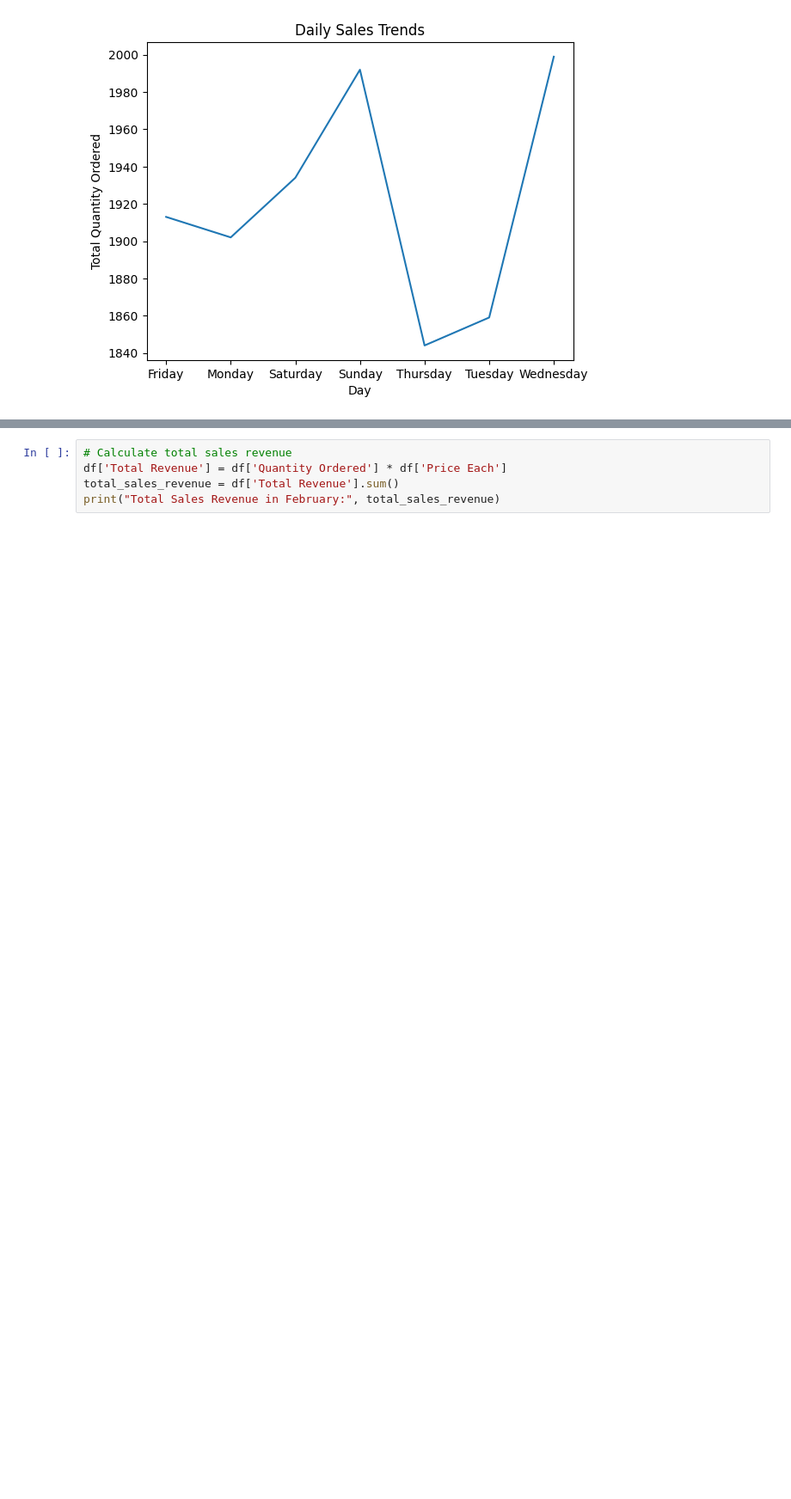
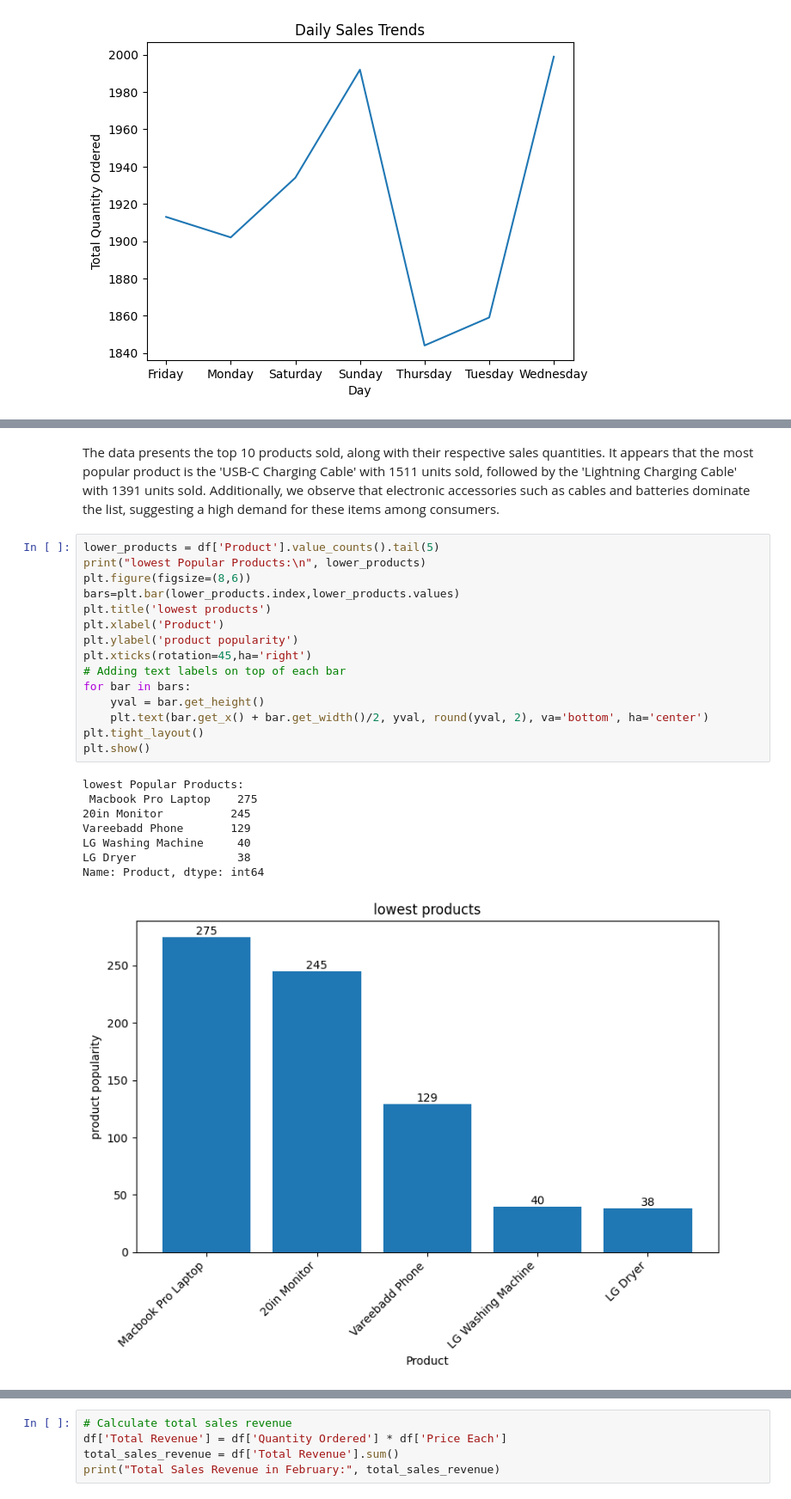
Before and after one commit to AbdelrhmanMotaw3/Data-Analysis-Projects, a Jupyter notebook: Sales Feb Project.ipynb, the cells around one changed output, grey strips where cells are left out. Shown at 86% size. Drawn from its saved outputs; the diff is of its cells as text; blank space fills up the shorter version.

```diff
--- a/Sales Feb Project.ipynb
+++ b/Sales Feb Project.ipynb
@@ -214,0 +191,26 @@ Name: City, dtype: int64
+# %% [markdown]
+The data presents the top 10 products sold, along with their respective sales quantities. It appears that the most popular product is the 'USB-C Charging Cable' with 1511 units sold, followed by the 'Lightning Charging Cable' with 1391 units sold. Additionally, we observe that electronic accessories such as cables and batteries dominate the list, suggesting a high demand for these items among consumers.
+# %%
+lower_products = df['Product'].value_counts().tail(5)
+print("lowest Popular Products:\n", lower_products)
+plt.figure(figsize=(8,6))
+bars=plt.bar(lower_products.index,lower_products.values)
+plt.title('lowest products')
+plt.xlabel('Product')
+plt.ylabel('product popularity')
+plt.xticks(rotation=45,ha='right')
+# Adding text labels on top of each bar
+for bar in bars:
+    yval = bar.get_height()
+    plt.text(bar.get_x() + bar.get_width()/2, yval, round(yval, 2), va='bottom', ha='center')
+plt.tight_layout()
+plt.show()
+# %% [output]
+lowest Popular Products:
+ Macbook Pro Laptop    275
+20in Monitor          245
+Vareebadd Phone       129
+LG Washing Machine     40
+LG Dryer               38
+Name: Product, dtype: int64
+[figure, added]
```
Also changed, not shown: parts of 16 cells of this notebook.
